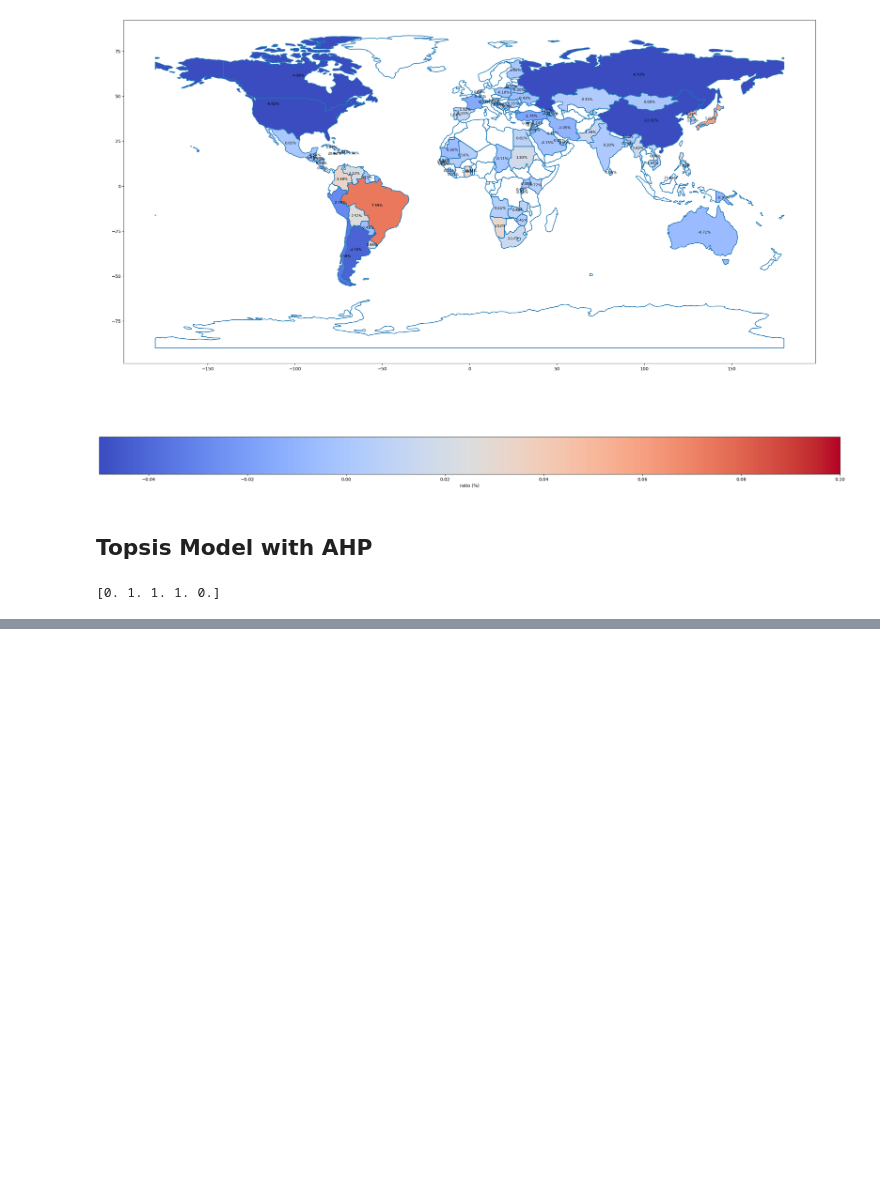
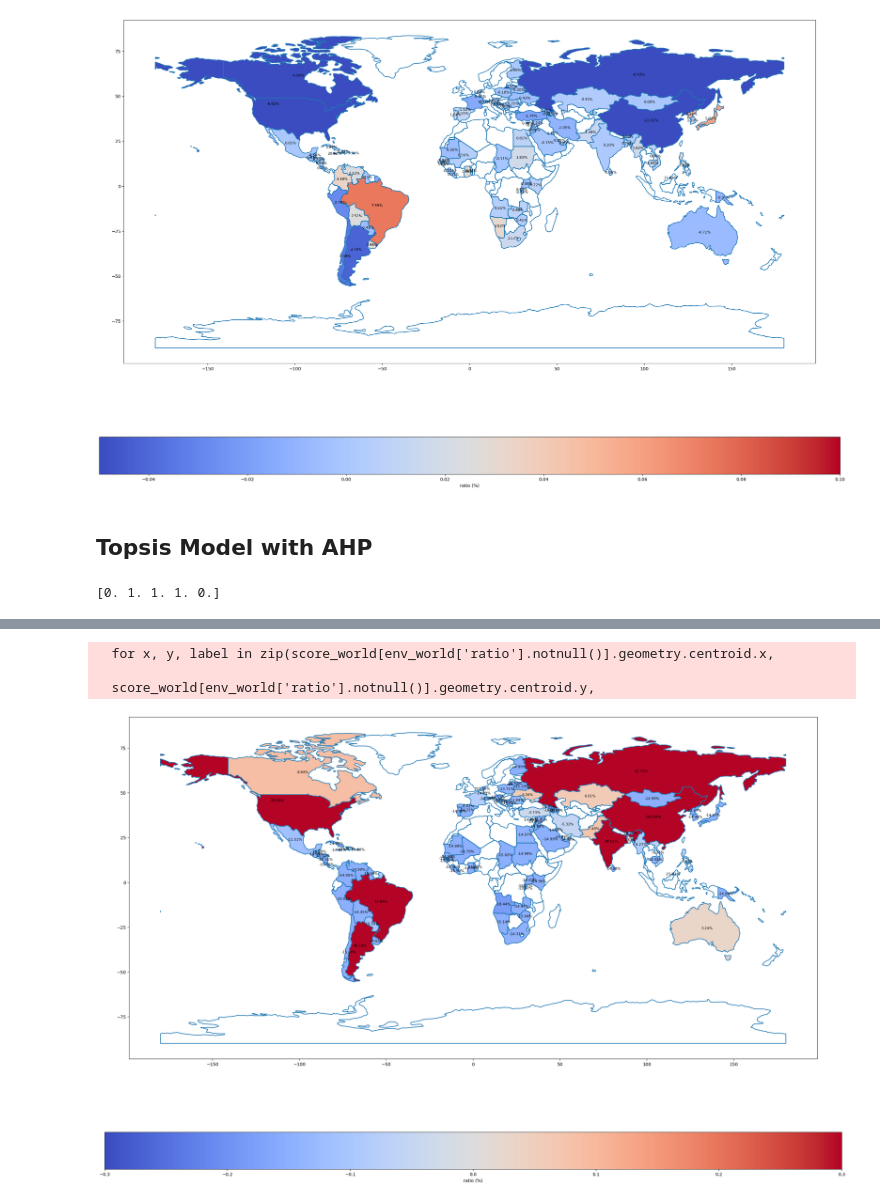
Before and after one commit to YingxiaoDai/ECE225, a Jupyter notebook: project.ipynb, the cells around one changed output, grey strips where cells are left out. Cells and saved outputs as stored; diff of their text form; code cells hidden in the pictures; blank space fills up the shorter version.

```diff
--- a/project.ipynb
+++ b/project.ipynb
@@ -590,7 +653,7 @@ def Topsis(X):
             if np.abs(np.sum(weights) - 1) < 1e-6 and len(weights) == m:
                 check_weights = 1
             else:
-                weights = list(map(float, input(f'Your input is incorrect. Please enter the weights again: ').split()))
+                weights = list(map(float, input(f'Your input is incorrect. Please enter the weights again: ').split(',')))
 
     else:
         weights = np.ones(m) / m
@@ -771,0 +791,29 @@ plt.show()
+# %%
+# plot the figure on world map
+score_world = gpd.read_file(gpd.datasets.get_path('naturalearth_lowres'))
+score_com['Country'] = score_com['Country'].replace(country_mapping)
+score_ratio = score_com[['Country','ratio']]
+
+score_world = score_world.merge(score_ratio, how='left', left_on='name', right_on='Country')
+
+fig, ax = plt.subplots(1, 1, figsize=(30, 20))
+
+score_world.boundary.plot(ax=ax)
+
+vmin, vmax = -0.3,0.3
+score_world[score_world['ratio'].notnull()].plot(column='ratio', ax=ax, legend=True,
+                                                   legend_kwds={'label': "ratio (%)", 'orientation': "horizontal"},
+                                    vmin=vmin, vmax=vmax, cmap='coolwarm')
+
+
+for x, y, label in zip(score_world[env_world['ratio'].notnull()].geometry.centroid.x,
+                       score_world[env_world['ratio'].notnull()].geometry.centroid.y,
+                       score_world[env_world['ratio'].notnull()]['ratio']*100):
+    ax.text(x, y, f"{label:.2f}%", fontsize=8, ha='center', va='center')
+
+plt.show()
+# %% [output]
+  for x, y, label in zip(score_world[env_world['ratio'].notnull()].geometry.centroid.x,
+
+  score_world[env_world['ratio'].notnull()].geometry.centroid.y,
+[figure, added]
```
Also changed, not shown: parts of 16 cells of this notebook.
